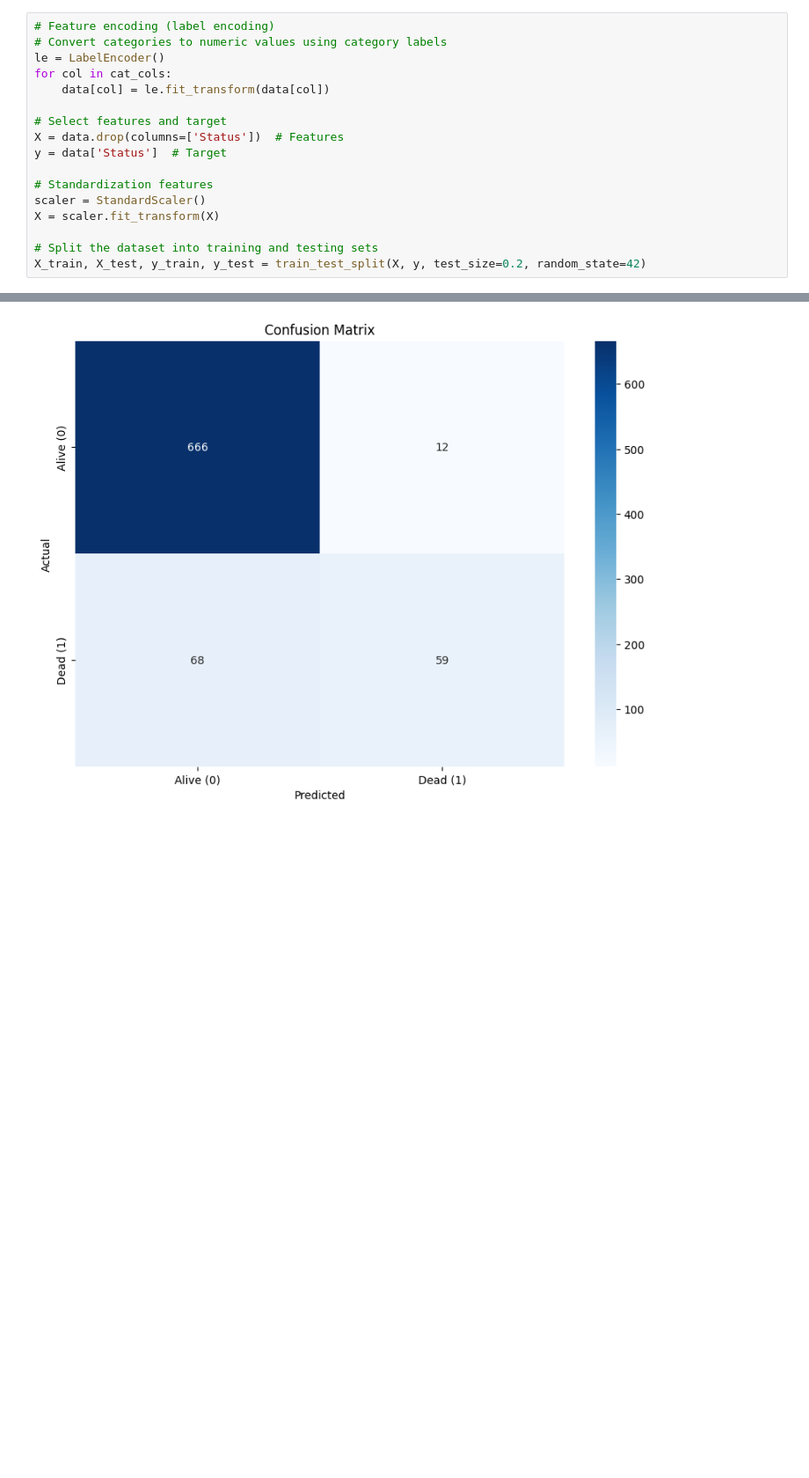
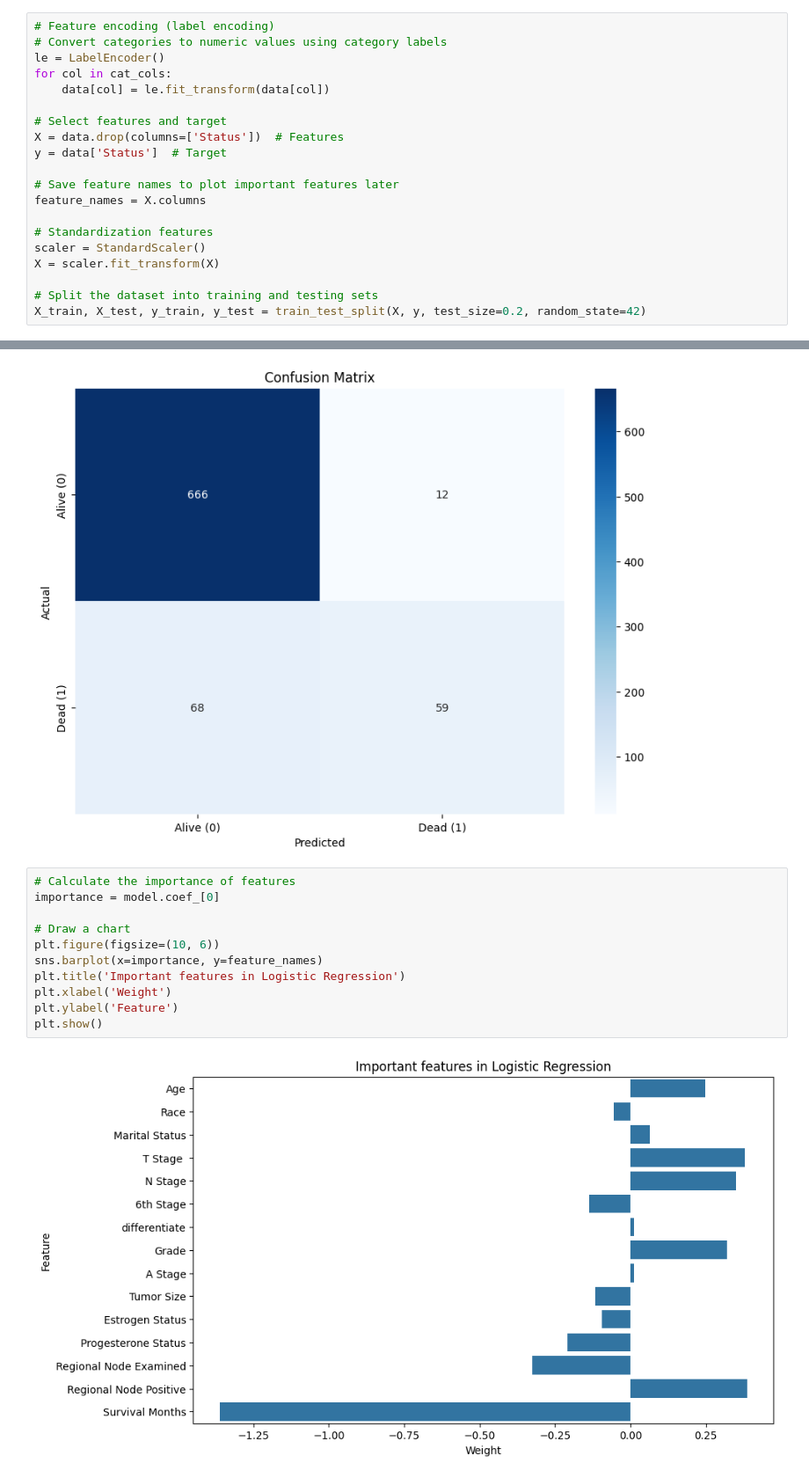
Before and after one commit to DRobbie39/MachineLearning_FinalExam, a Jupyter notebook: Logistic Regression.ipynb, the cells around one changed output, grey strips where cells are left out. Shown at 88% size. Cells and saved outputs as stored; diff of their text form; blank space fills up the shorter version.

Commit message:
Added important features chart for Logistic Regression

```diff
--- a/Logistic Regression.ipynb
+++ b/Logistic Regression.ipynb
@@ -262,6 +263,9 @@ for col in cat_cols:
 X = data.drop(columns=['Status'])  # Features
 y = data['Status']  # Target
 
+# Save feature names to plot important features later
+feature_names = X.columns
+
 # Standardization features
 scaler = StandardScaler()
 X = scaler.fit_transform(X)
@@ -320,3 +324,16 @@ plt.xlabel('Predicted')
 plt.show()
 # %% [output]
 [figure]
+# %%
+# Calculate the importance of features
+importance = model.coef_[0]
+
+# Draw a chart
+plt.figure(figsize=(10, 6))
+sns.barplot(x=importance, y=feature_names)
+plt.title('Important features in Logistic Regression')
+plt.xlabel('Weight')
+plt.ylabel('Feature')
+plt.show()
+# %% [output]
+[figure, added]
```
Also changed, not shown: parts of 1 cell of this notebook.
